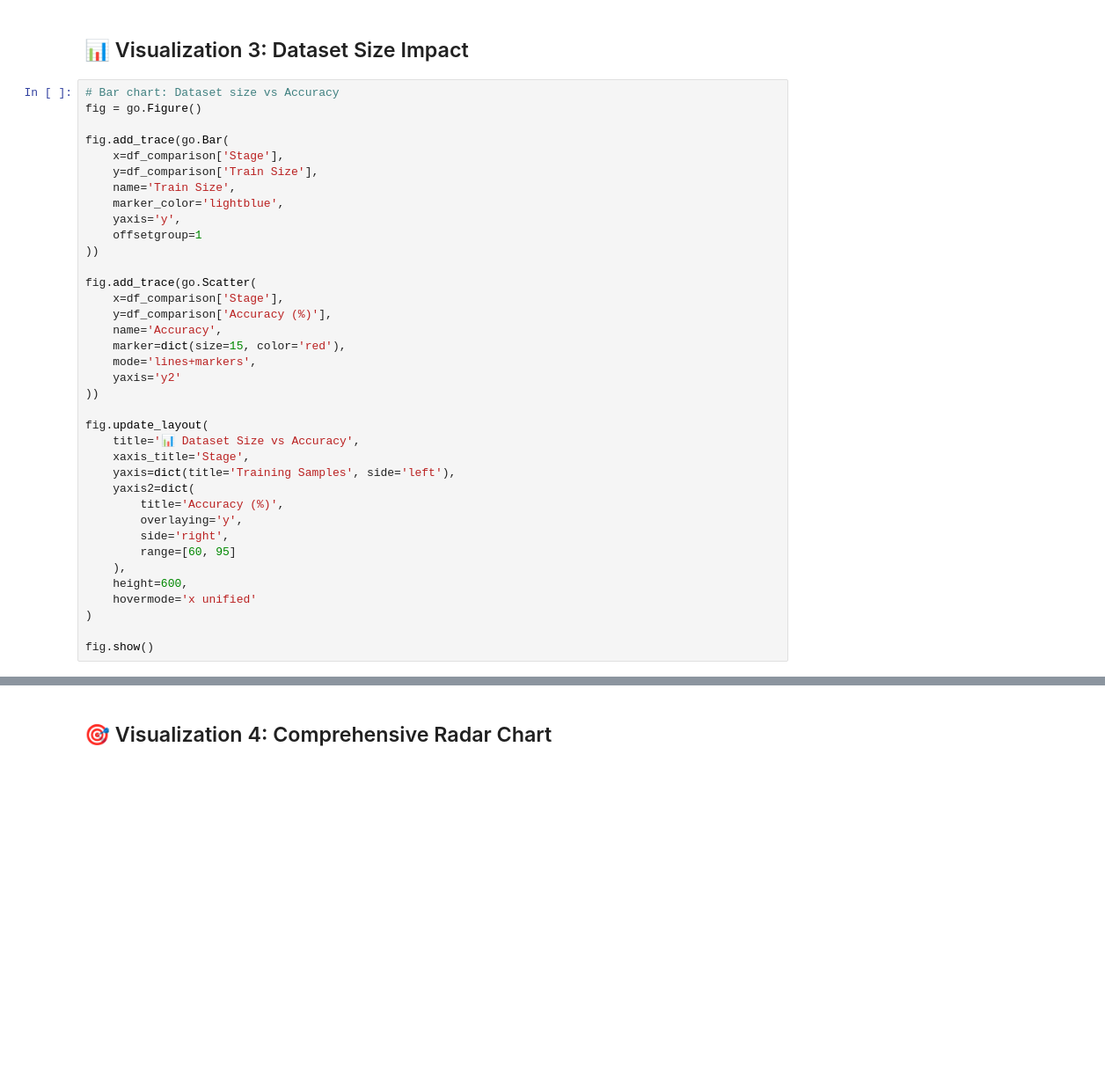
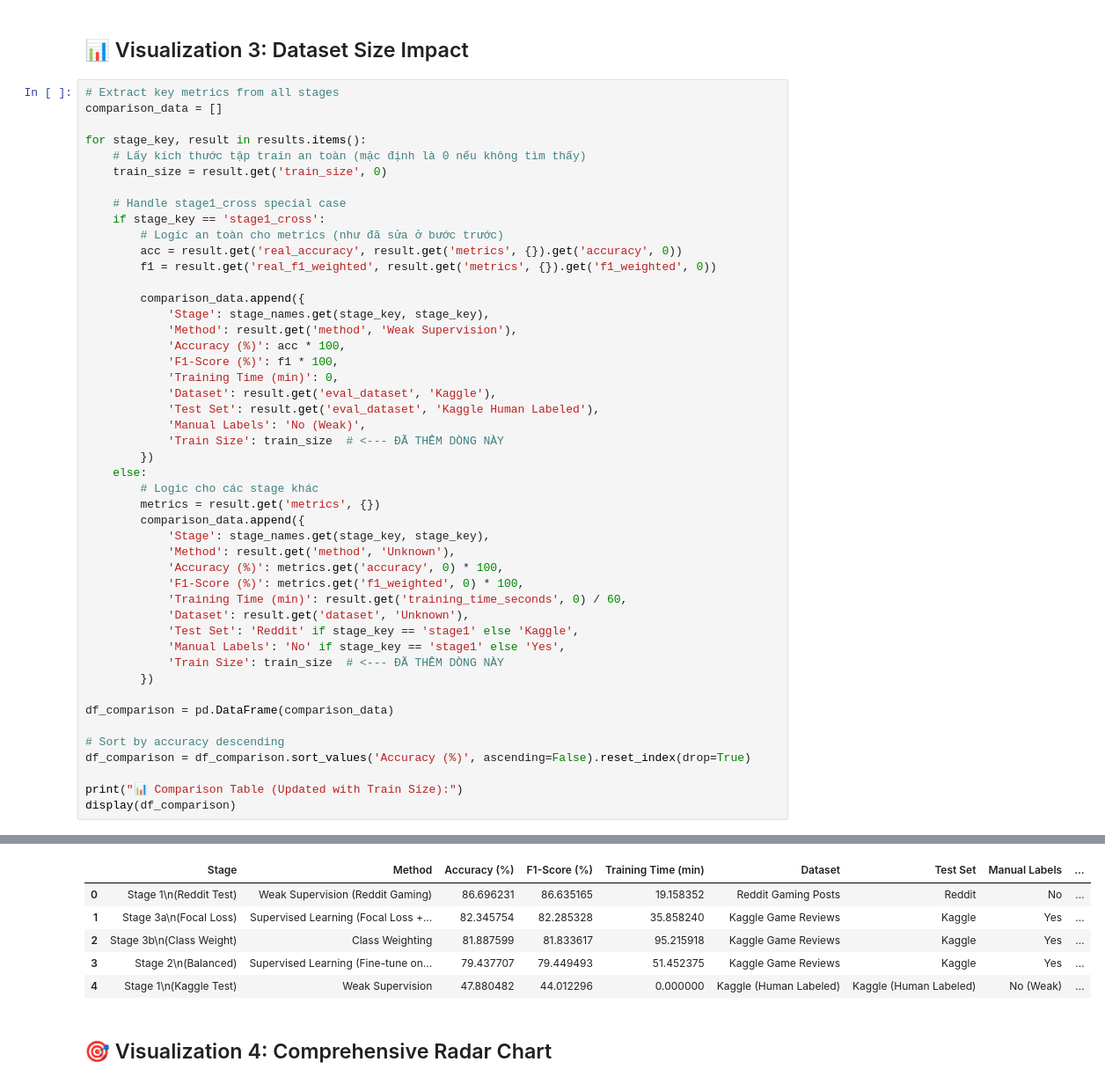
Before and after one commit to ThanhCongNguyen-2310373/Sentiment_Analysis_Demo, a Jupyter notebook: Notebook/stage4_final_comparison.ipynb, the cells around one changed output, grey strips where cells are left out. Shown: that part at 88% size. Drawn from its saved outputs; the diff is of its cells as text; blank space fills up the shorter version.

Commit message:
Update Documentation, Data, Notebook and Results for Complete All Stage

```diff
--- a/Notebook/stage4_final_comparison.ipynb
+++ b/Notebook/stage4_final_comparison.ipynb
@@ -200,39 +303,50 @@ fig.show()
 # %% [markdown]
 ## 📊 Visualization 3: Dataset Size Impact
 # %%
-# Bar chart: Dataset size vs Accuracy
-fig = go.Figure()
+# Extract key metrics from all stages
+comparison_data = []
 
-fig.add_trace(go.Bar(
-    x=df_comparison['Stage'],
-    y=df_comparison['Train Size'],
-    name='Train Size',
-    marker_color='lightblue',
-    yaxis='y',
-    offsetgroup=1
-))
+for stage_key, result in results.items():
+    # Lấy kích thước tập train an toàn (mặc định là 0 nếu không tìm thấy)
+    train_size = result.get('train_size', 0)
 
-fig.add_trace(go.Scatter(
-    x=df_comparison['Stage'],
-    y=df_comparison['Accuracy (%)'],
-    name='Accuracy',
-    marker=dict(size=15, color='red'),
-    mode='lines+markers',
-    yaxis='y2'
-))
+    # Handle stage1_cross special case
+    if stage_key == 'stage1_cross':
+        # Logic an toàn cho metrics (như đã sửa ở bước trước)
+        acc = result.get('real_accuracy', result.get('metrics', {}).get('accuracy', 0))
+        f1 = result.get('real_f1_weighted', result.get('metrics', {}).get('f1_weighted', 0))
 
-fig.update_layout(
-    title='📊 Dataset Size vs Accuracy',
-    xaxis_title='Stage',
-    yaxis=dict(title='Training Samples', side='left'),
-    yaxis2=dict(
-        title='Accuracy (%)',
-        overlaying='y',
-        side='right',
-        range=[60, 95]
-    ),
-    height=600,
-    hovermode='x unified'
-)
+        comparison_data.append({
+            'Stage': stage_names.get(stage_key, stage_key),
+            'Method': result.get('method', 'Weak Supervision'),
+            'Accuracy (%)': acc * 100,
+            'F1-Score (%)': f1 * 100,
+            'Training Time (min)': 0,
+            'Dataset': result.get('eval_dataset', 'Kaggle'),
+            'Test Set': result.get('eval_dataset', 'Kaggle Human Labeled'),
+            'Manual Labels': 'No (Weak)',
+            'Train Size': train_size  # <--- ĐÃ THÊM DÒNG NÀY
+        })
+    else:
+        # Logic cho các stage khác
+        metrics = result.get('metrics', {})
+        comparison_data.append({
+            'Stage': stage_names.get(stage_key, stage_key),
+            'Method': result.get('method', 'Unknown'),
+            'Accuracy (%)': metrics.get('accuracy', 0) * 100,
+            'F1-Score (%)': metrics.get('f1_weighted', 0) * 100,
+            'Training Time (min)': result.get('training_time_seconds', 0) / 60,
+            'Dataset': result.get('dataset', 'Unknown'),
+            'Test Set': 'Reddit' if stage_key == 'stage1' else 'Kaggle',
+            'Manual Labels': 'No' if stage_key == 'stage1' else 'Yes',
+            'Train Size': train_size  # <--- ĐÃ THÊM DÒNG NÀY
+        })
 
-fig.show()
+df_comparison = pd.DataFrame(comparison_data)
+
+# Sort by accuracy descending
+df_comparison = df_comparison.sort_values('Accuracy (%)', ascending=False).reset_index(drop=True)
+
+print("📊 Comparison Table (Updated with Train Size):")
+display(df_comparison)
+# %% [output]
@@ -239,3 +354,9 @@ fig.show()
+|  | Stage | Method | Accuracy (%) | F1-Score (%) | Training Time (min) | Dataset | Test Set | Manual Labels | ... |
+| 0 | Stage 1\n(Reddit Test) | Weak Supervision (Reddit Gaming) | 86.696231 | 86.635165 | 19.158352 | Reddit Gaming Posts | Reddit | No | ... |
+| 1 | Stage 3a\n(Focal Loss) | Supervised Learning (Focal Loss +... | 82.345754 | 82.285328 | 35.858240 | Kaggle Game Reviews | Kaggle | Yes | ... |
+| 2 | Stage 3b\n(Class Weight) | Class Weighting | 81.887599 | 81.833617 | 95.215918 | Kaggle Game Reviews | Kaggle | Yes | ... |
+| 3 | Stage 2\n(Balanced) | Supervised Learning (Fine-tune on... | 79.437707 | 79.449493 | 51.452375 | Kaggle Game Reviews | Kaggle | Yes | ... |
+| 4 | Stage 1\n(Kaggle Test) | Weak Supervision | 47.880482 | 44.012296 | 0.000000 | Kaggle (Human Labeled) | Kaggle (Human Labeled) | No (Weak) | ... |
 # %% [markdown]
 ## 🎯 Visualization 4: Comprehensive Radar Chart
 # %%
```
Also changed, not shown: parts of 13 cells of this notebook, 10 other files.
